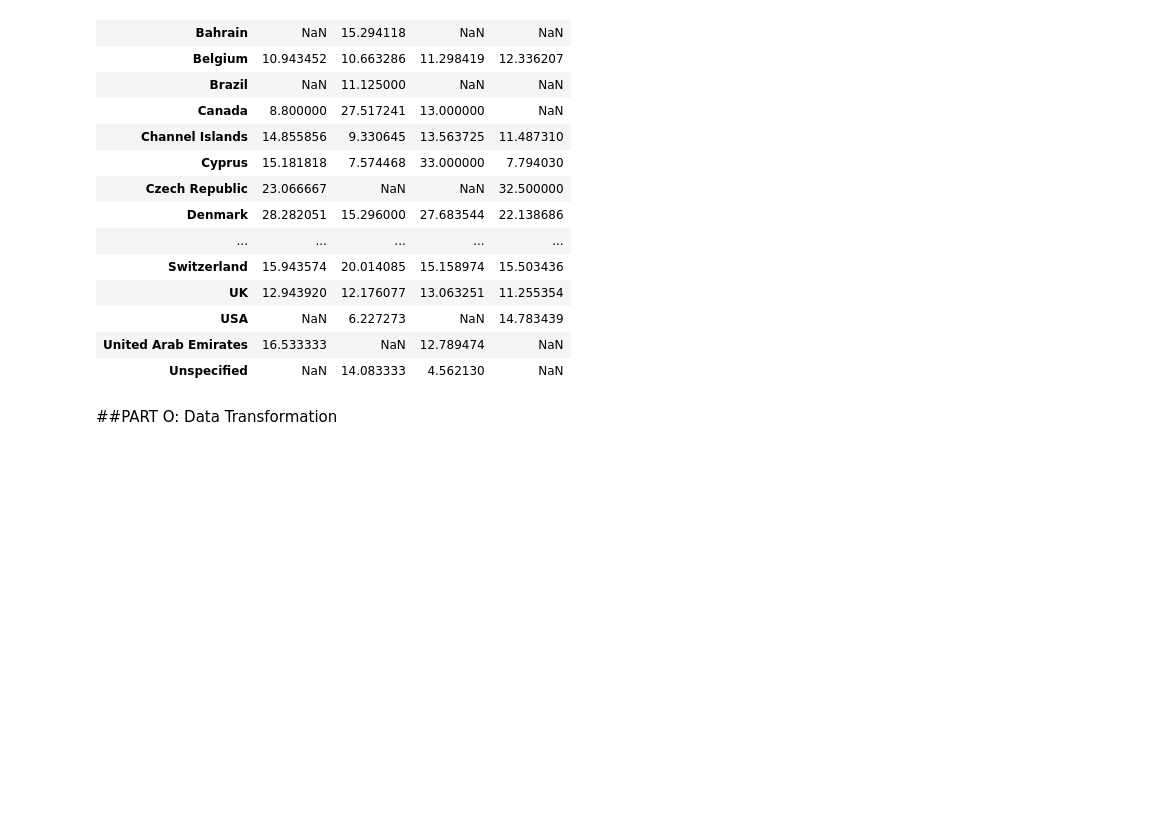
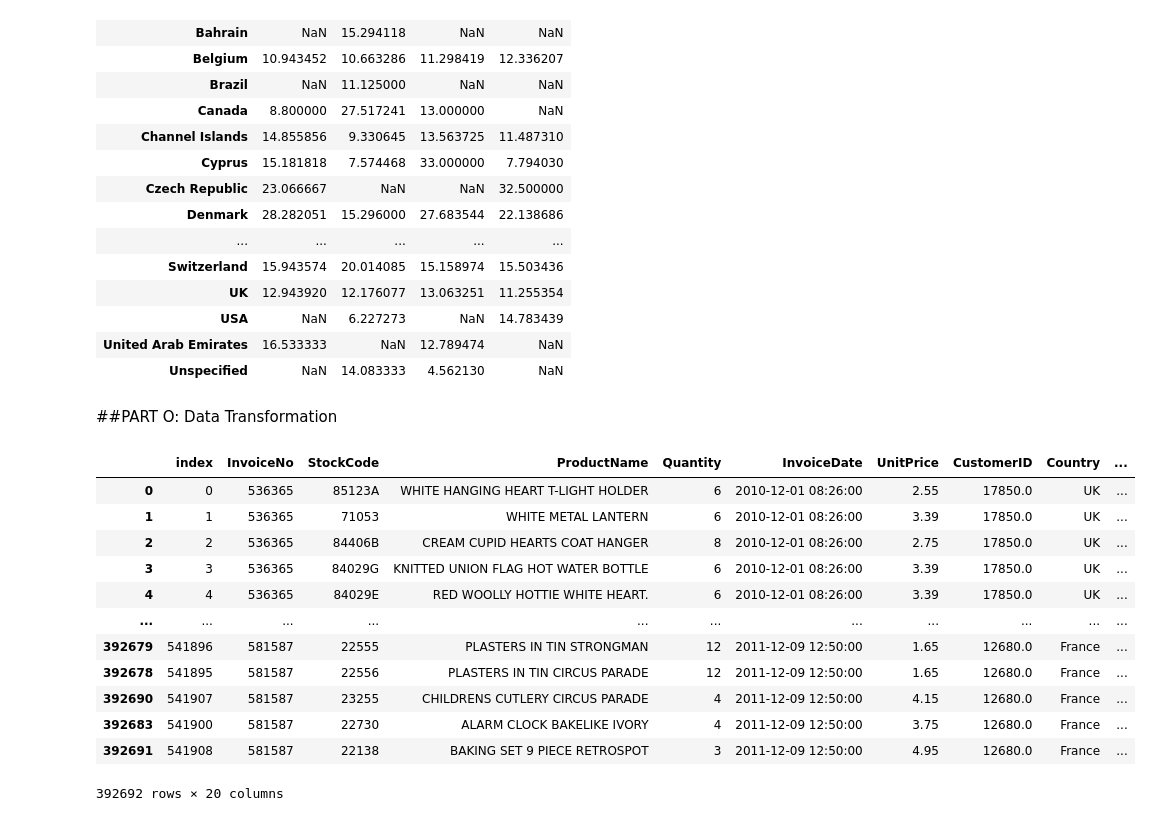
Before and after one commit to GadiReddemma5/DataAnalytics, a Jupyter notebook: projectPandas.ipynb, the cells around one changed output. Drawn from its saved outputs; the diff is of its cells as text; code cells hidden in the pictures; blank space fills up the shorter version.

```diff
--- a/projectPandas.ipynb
+++ b/projectPandas.ipynb
@@ -563,3 +563,29 @@ retail.pivot_table(
 | Unspecified | NaN | 14.083333 | 4.562130 | NaN |
 # %% [markdown]
 ##PART O: Data Transformation
+# %%
+monthly_total = retail.groupby(retail["InvoiceDate"].dt.to_period("M"))["TotalPrice"].transform("sum")
+retail["MonthlyRevenuePct"] = retail["TotalPrice"] / monthly_total * 100
+retail["CustomerRank"] = (
+    retail.groupby("CustomerID")["TotalPrice"]
+    .transform("sum")
+    .rank(method="dense", ascending=False)
+    .astype(int)
+)
+retail = retail.sort_values("InvoiceDate")
+retail["CumulativeRevenue"] = retail["TotalPrice"].cumsum()
+retail
+# %% [output]
+|  | index | InvoiceNo | StockCode | ProductName | Quantity | InvoiceDate | UnitPrice | CustomerID | Country | ... |
+| 0 | 0 | 536365 | 85123A | WHITE HANGING HEART T-LIGHT HOLDER | 6 | 2010-12-01 08:26:00 | 2.55 | 17850.0 | UK | ... |
+| 1 | 1 | 536365 | 71053 | WHITE METAL LANTERN | 6 | 2010-12-01 08:26:00 | 3.39 | 17850.0 | UK | ... |
+| 2 | 2 | 536365 | 84406B | CREAM CUPID HEARTS COAT HANGER | 8 | 2010-12-01 08:26:00 | 2.75 | 17850.0 | UK | ... |
+| 3 | 3 | 536365 | 84029G | KNITTED UNION FLAG HOT WATER BOTTLE | 6 | 2010-12-01 08:26:00 | 3.39 | 17850.0 | UK | ... |
+| 4 | 4 | 536365 | 84029E | RED WOOLLY HOTTIE WHITE HEART. | 6 | 2010-12-01 08:26:00 | 3.39 | 17850.0 | UK | ... |
+| ... | ... | ... | ... | ... | ... | ... | ... | ... | ... | ... |
+| 392679 | 541896 | 581587 | 22555 | PLASTERS IN TIN STRONGMAN | 12 | 2011-12-09 12:50:00 | 1.65 | 12680.0 | France | ... |
+| 392678 | 541895 | 581587 | 22556 | PLASTERS IN TIN CIRCUS PARADE | 12 | 2011-12-09 12:50:00 | 1.65 | 12680.0 | France | ... |
+| 392690 | 541907 | 581587 | 23255 | CHILDRENS CUTLERY CIRCUS PARADE | 4 | 2011-12-09 12:50:00 | 4.15 | 12680.0 | France | ... |
+| 392683 | 541900 | 581587 | 22730 | ALARM CLOCK BAKELIKE IVORY | 4 | 2011-12-09 12:50:00 | 3.75 | 12680.0 | France | ... |
+| 392691 | 541908 | 581587 | 22138 | BAKING SET 9 PIECE RETROSPOT | 3 | 2011-12-09 12:50:00 | 4.95 | 12680.0 | France | ... |
+392692 rows × 20 columns
```
Also changed, not shown: parts of 11 cells of this notebook.
